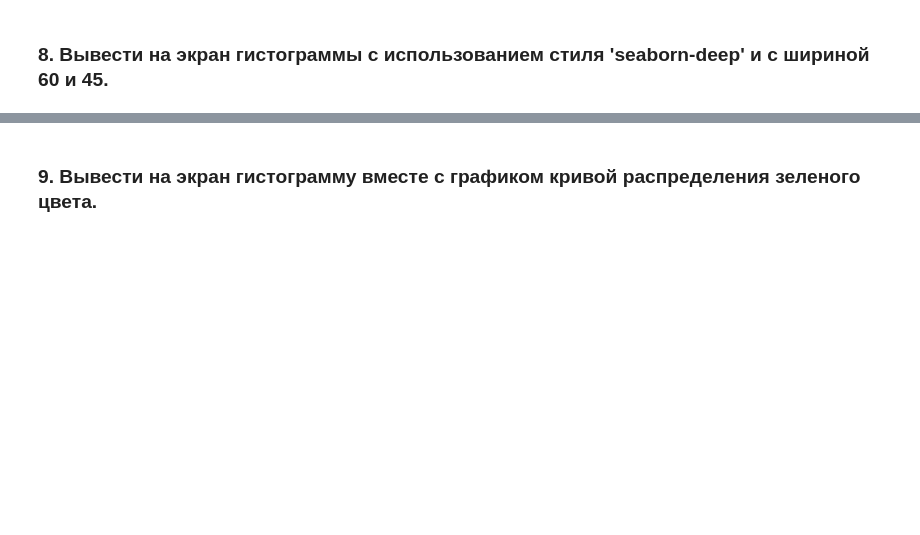
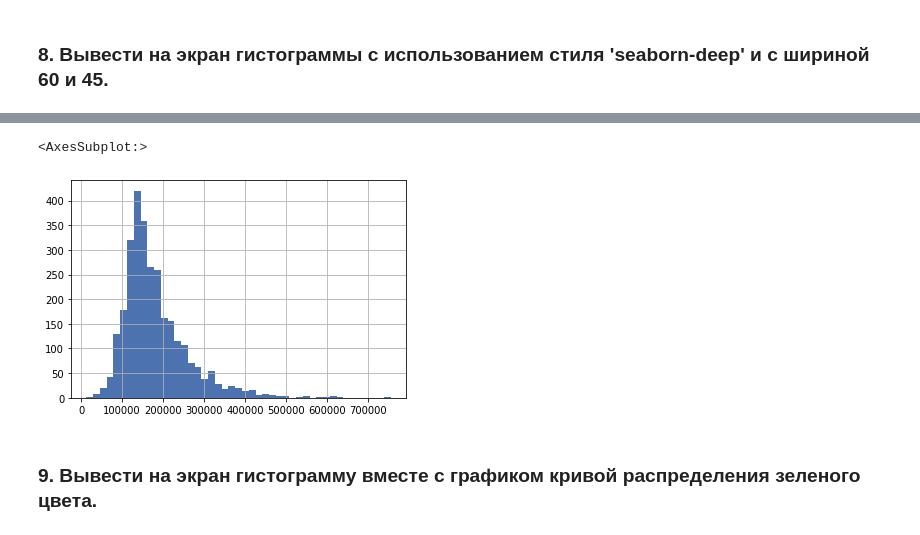
Before and after one commit to GeorgiyDemo/FA, a Jupyter notebook: Course_III/ML/task0/Seminar_1_2_2022.ipynb, the cells around one changed output, grey strips where cells are left out. Saved outputs shown, nothing was run; the diff lists cells and outputs as text; code cells hidden in the pictures; blank space fills up the shorter version.

```diff
--- a/Course_III/ML/task0/Seminar_1_2_2022.ipynb
+++ b/Course_III/ML/task0/Seminar_1_2_2022.ipynb
@@ -141,3 +119,8 @@ plt.style.available
+# %%
+data['SalePrice'].hist(bins=45)
+# %% [output]
+<AxesSubplot:>
+[figure, added]
 # %% [markdown]
 ### 9. Вывести на экран гистограмму вместе с графиком кривой распределения зеленого цвета.
 # %%
```
Also changed, not shown: parts of 38 cells of this notebook, 1 other file.
